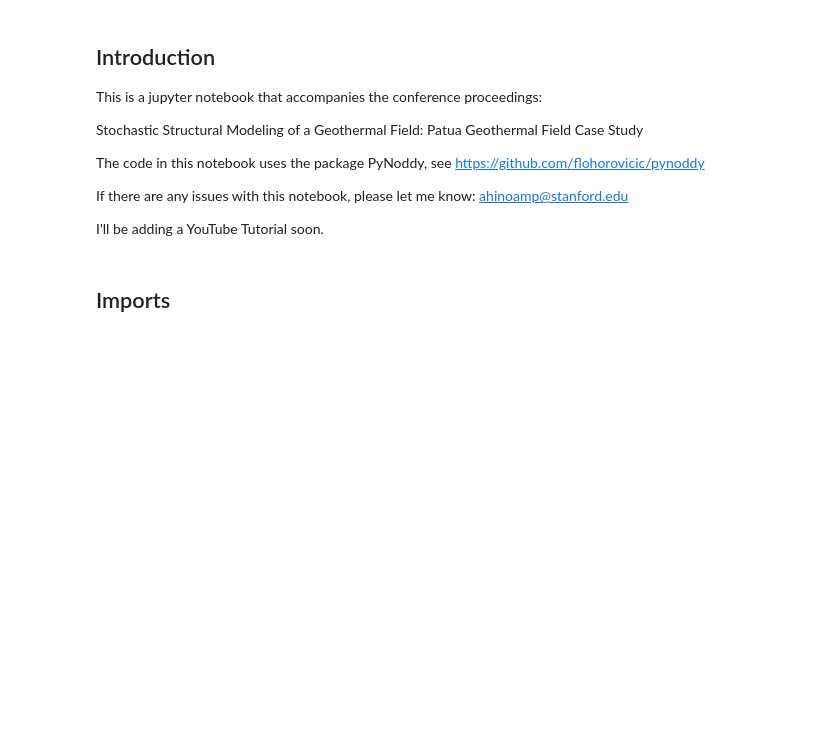
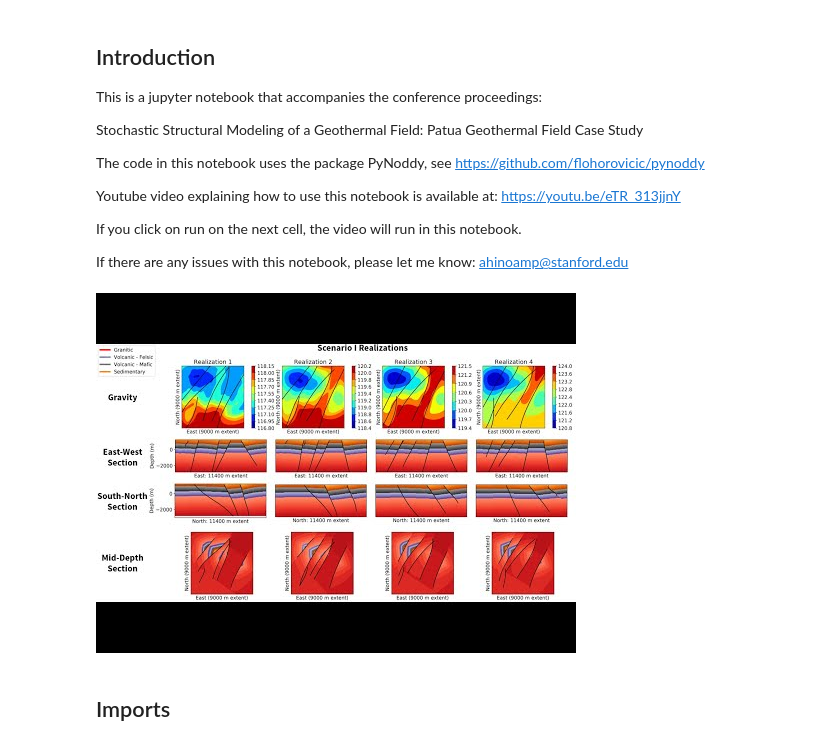
Before and after one commit to ahinoamp/Stochastic-GeoModel-Patua-SGW, a Jupyter notebook: MainScript.ipynb, the cells around one changed output. Saved outputs shown, nothing was run; the diff lists cells and outputs as text; code cells hidden in the pictures; blank space fills up the shorter version.

```diff
--- a/MainScript.ipynb
+++ b/MainScript.ipynb
@@ -7,9 +7,17 @@ Stochastic Structural Modeling of a Geothermal Field: Patua Geothermal Field Cas
 
 The code in this notebook uses the package PyNoddy, see https://github.com/flohorovicic/pynoddy
 
+Youtube video explaining how to use this notebook is available at:
+https://youtu.be/eTR_313jjnY
+
+If you click on run on the next cell, the video will run in this notebook.
+
 If there are any issues with this notebook, please let me know: ahinoamp@stanford.edu
-
-I'll be adding a YouTube Tutorial soon.
+# %%
+from IPython.display import YouTubeVideo
+display(YouTubeVideo('eTR_313jjnY'))
+# %% [output]
+[figure, added]
 # %% [markdown]
 ## Imports
 # %%
```
